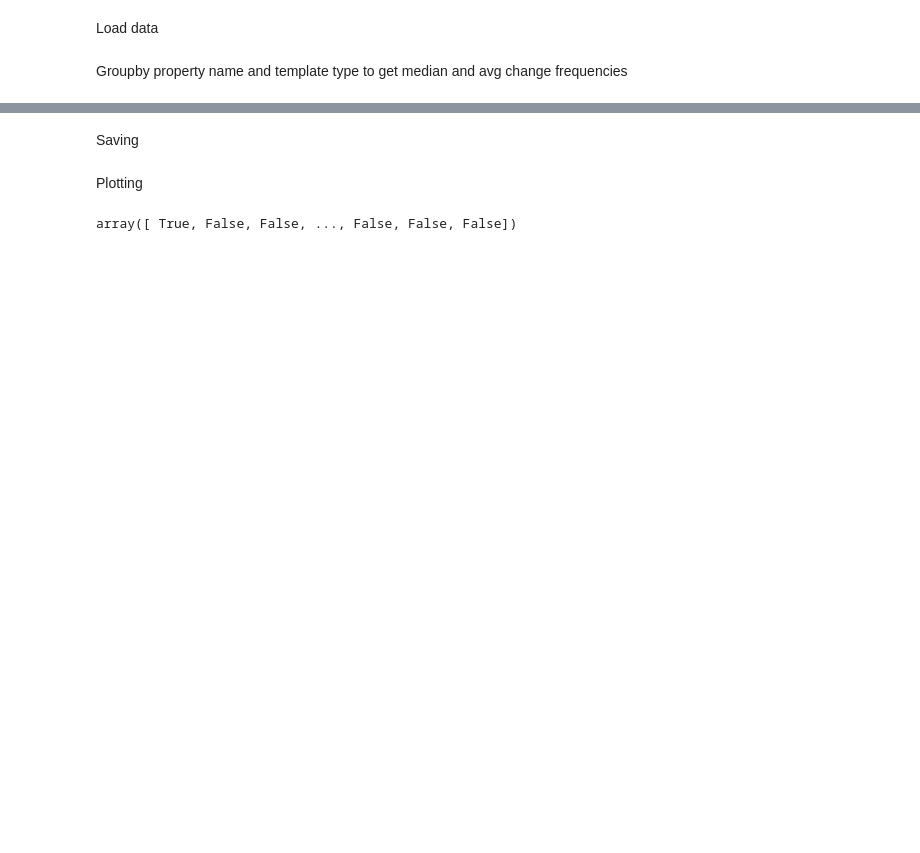
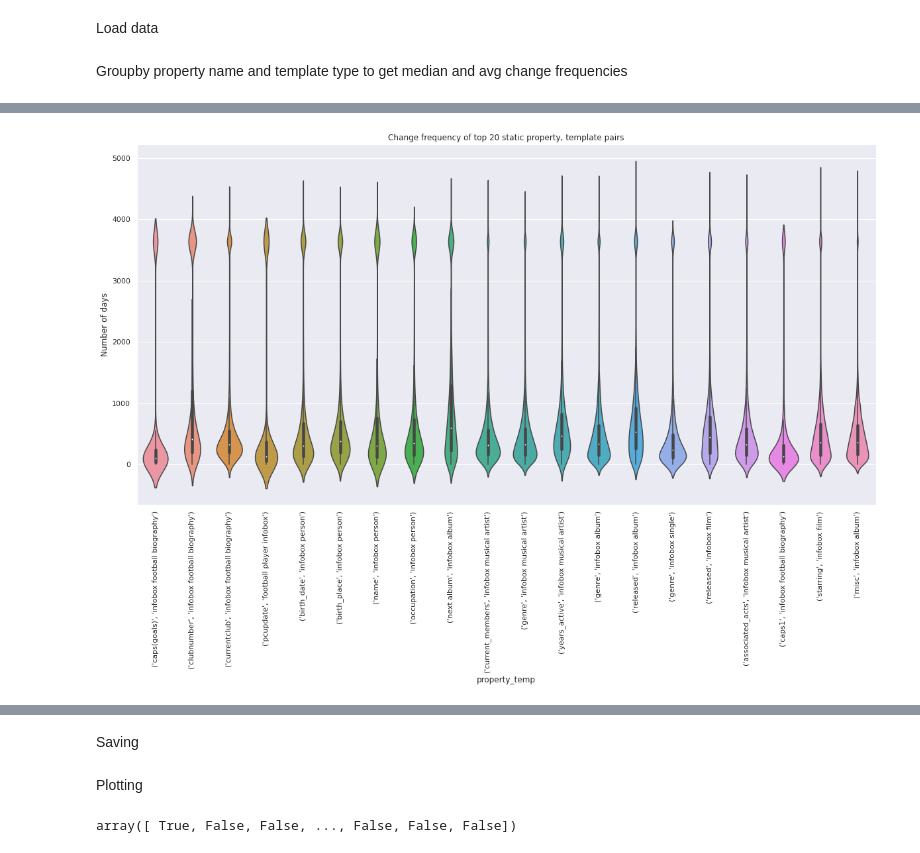
Before and after one commit to HPI-Information-Systems/wikipedia_cleanup, a Jupyter notebook: data_exploration/Static-Dynamic.ipynb, the cells around one changed output, grey strips where cells are left out. Saved outputs shown, nothing was run; the diff lists cells and outputs as text; code cells hidden in the pictures; blank space fills up the shorter version.

Commit message:
add nice plots

```diff
--- a/data_exploration/Static-Dynamic.ipynb
+++ b/data_exploration/Static-Dynamic.ipynb
@@ -59,3 +45,9 @@ ten_years = pd.Timedelta(weeks = 520)
 # %%
 avg_time_diff['avgChangeFrequ'].fillna(ten_years, inplace=True)
 median_time_diff['medianChangeFrequ'].fillna(ten_years,inplace=True)
+# %%
+avg_time_diff_static = avg_time_diff[avg_time_diff[['property_name','template']].progress_apply(lambda x: tuple(x), axis = 1).isin(avg_static_tuples)]
+avg_time_diff_dynamic = avg_time_diff[avg_time_diff[['property_name','template']].progress_apply(lambda x: tuple(x), axis = 1).isin(avg_dynamic_tuples)]
+# %%
+avg_time_diff_static['property_temp'] = list(zip(avg_time_diff_static.property_name, avg_time_diff_static.template))
+avg_time_diff_dynamic['property_temp'] = list(zip(avg_time_diff_dynamic.property_name, avg_time_diff_dynamic.template))
@@ -61,0 +98,6 @@ median_time_diff['medianChangeFrequ'].fillna(ten_years,inplace=True)
+# %%
+avg_time_diff_static = avg_time_diff_static[avg_time_diff_static['property_temp'].isin(static_data[:20].index)]
+avg_time_diff_dynamic = avg_time_diff_dynamic[avg_time_diff_dynamic['property_temp'].isin(dynamic_data[:20].index)]
+# %%
+avg_time_diff_static['avgChangeFrequ'] = avg_time_diff_static['avgChangeFrequ']/86400000000000
+avg_time_diff_dynamic['avgChangeFrequ'] = avg_time_diff_dynamic['avgChangeFrequ']/86400000000000
@@ -61,0 +131,9 @@ median_time_diff['medianChangeFrequ'].fillna(ten_years,inplace=True)
+# %%
+sns.set(rc={"figure.figsize":(20, 10)})
+violin = sns.violinplot(y=pd.to_numeric(avg_time_diff_static['avgChangeFrequ']), x=avg_time_diff_static['property_temp'])
+violin.set_title('Change frequency of top 20 static property, template pairs')
+violin.set_ylabel('Number of days')
+violin.tick_params(axis="x", rotation=90)
+plt.show()
+# %% [output]
+[figure, added]
```
Also changed, not shown: parts of 13 cells of this notebook.
